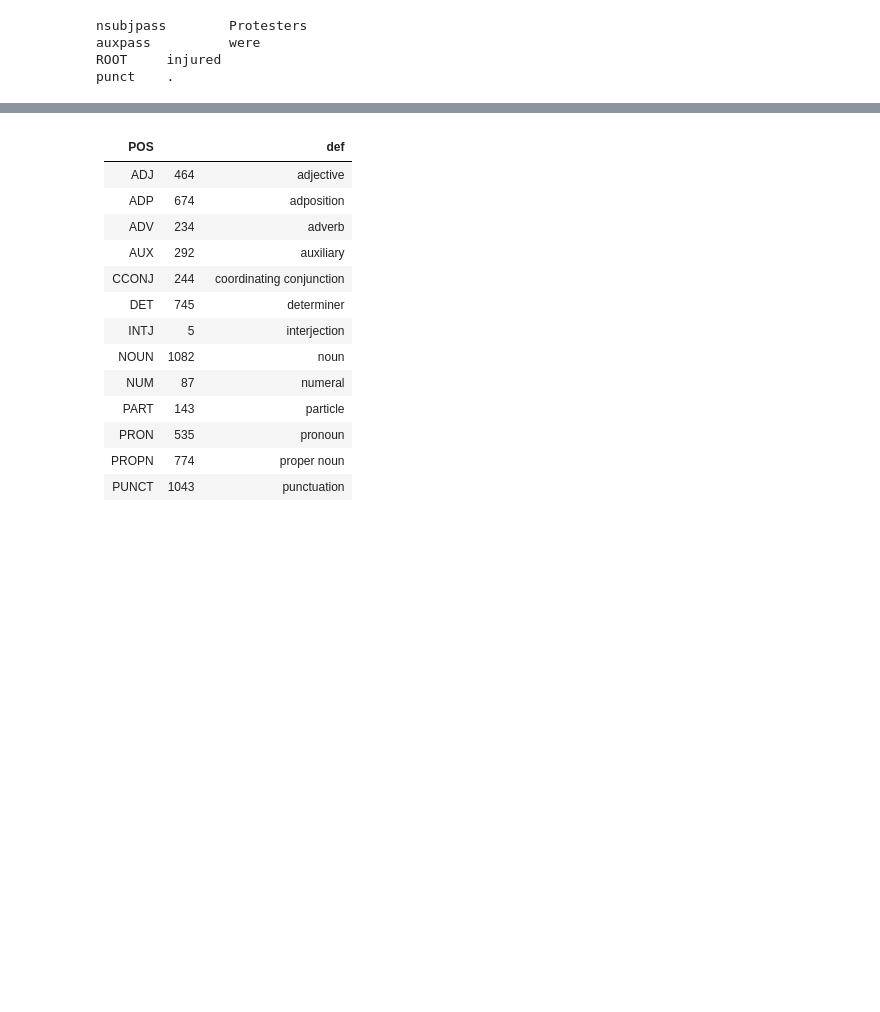
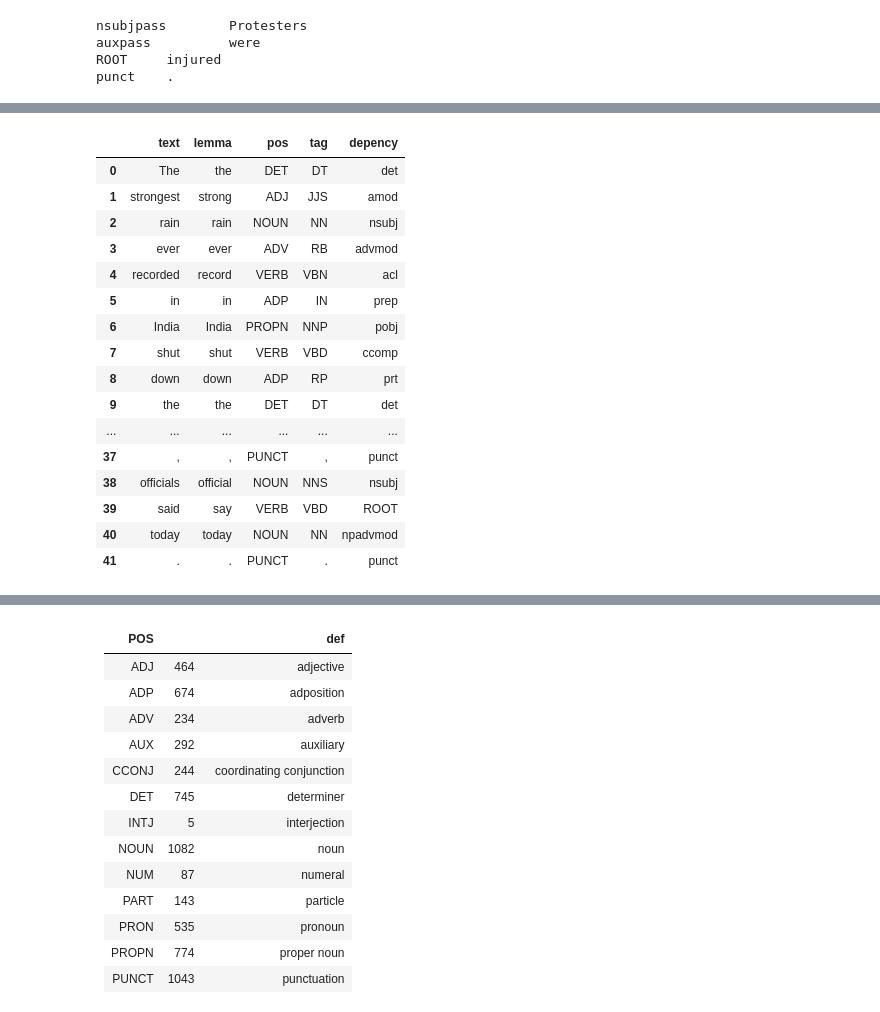
Before and after one commit to nealcaren/Text-Mining-with-Python-Notebooks, a Jupyter notebook: Notebooks/POS.ipynb, the cells around one changed output, grey strips where cells are left out. Drawn from its saved outputs; the diff is of its cells as text; code cells hidden in the pictures; blank space fills up the shorter version.

```diff
--- a/Notebooks/POS.ipynb
+++ b/Notebooks/POS.ipynb
@@ -119,18 +104,0 @@ text =
-# %%
-with open('/Users/nealcaren/Documents/Proquest Scanning/Texts/Black Panthers/1974_120028412.txt', 'r') as infile:
-    text = infile.read()
-
-deps = {}
-for token in nlp(text):
-    try:
-        deps[token.dep_]['count'] = deps[token.dep_]['count'] + 1
-    except:
-        deps[token.dep_] = {}
-        deps[token.dep_]['count'] = 1
-        deps[token.dep_]['def'] = spacy.explain(token.dep_)
-
-
-
-import pandas as pd
-
-df = pd.DataFrame(deps)
@@ -161,0 +109,8 @@ print(sdf['def'].sort_index().to_markdown())
+# %%
+long_sentence = (
+    "The strongest rain ever recorded in India shut down "
+    "the financial hub of Mumbai, snapped communication lines, "
+    "closed airports and forced thousands of people to sleep "
+    "in their offices or walk home during the night, "
+    "officials said today."
+)
@@ -161,0 +119,15 @@ print(sdf['def'].sort_index().to_markdown())
+# %%
+tokens = []
+
+for token in nlp(long_sentence):
+    t_attr = {
+        "text": token.text,
+        "lemma": token.lemma_,
+        "pos": token.pos_,
+        "tag": token.tag_,
+        "depency": token.dep_,
+    }
+    # print(t_attr)
+    tokens.append(t_attr)
+
+df = pd.DataFrame.from_records(tokens)
@@ -161,0 +136,20 @@ print(sdf['def'].sort_index().to_markdown())
+# %%
+df
+# %% [output]
+|  | text | lemma | pos | tag | depency |
+| 0 | The | the | DET | DT | det |
+| 1 | strongest | strong | ADJ | JJS | amod |
+| 2 | rain | rain | NOUN | NN | nsubj |
+| 3 | ever | ever | ADV | RB | advmod |
+| 4 | recorded | record | VERB | VBN | acl |
+| 5 | in | in | ADP | IN | prep |
+| 6 | India | India | PROPN | NNP | pobj |
+| 7 | shut | shut | VERB | VBD | ccomp |
+| 8 | down | down | ADP | RP | prt |
+| 9 | the | the | DET | DT | det |
+| ... | ... | ... | ... | ... | ... |
+| 37 | , | , | PUNCT | , | punct |
+| 38 | officials | official | NOUN | NNS | nsubj |
+| 39 | said | say | VERB | VBD | ROOT |
+| 40 | today | today | NOUN | NN | npadvmod |
+| 41 | . | . | PUNCT | . | punct |
```
Also changed, not shown: parts of 12 cells of this notebook, 1 other file.
